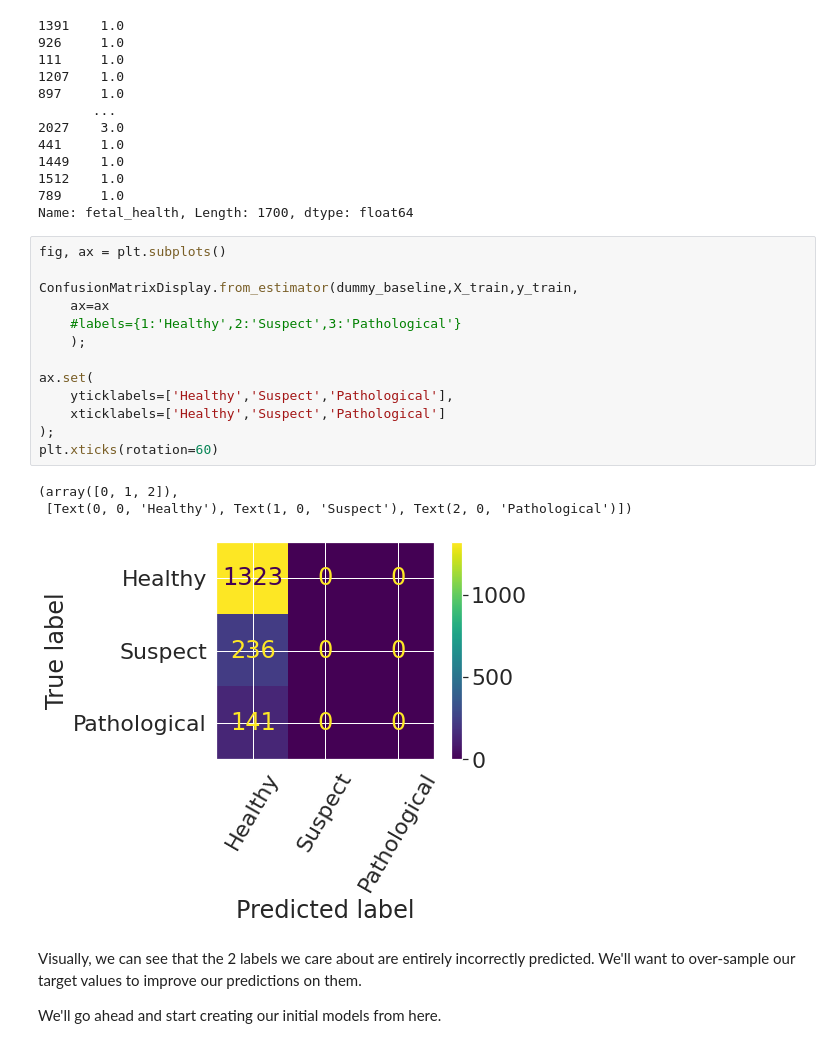
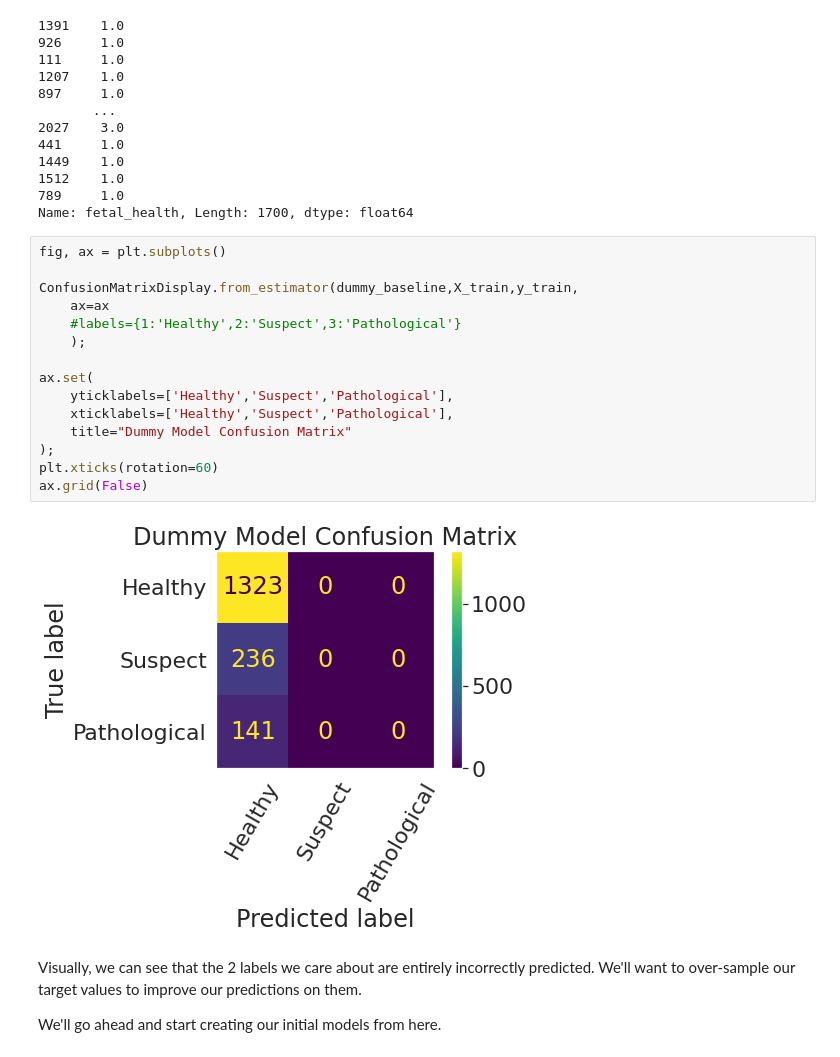
Before and after one commit to ParkedHampster/Fetal-Health-Classification-Prediction, a Jupyter notebook: scratch_books/scratch.ipynb, the cells around one changed output. Cells and saved outputs as stored; diff of their text form.

Commit message:
add multiple confusion matrices remove grids from other matrix overlays prep data for additional grid searches

```diff
--- a/scratch_books/scratch.ipynb
+++ b/scratch_books/scratch.ipynb
@@ -202,20 +202,20 @@ Name: fetal_health, Length: 1700, dtype: float64
 # %%
 fig, ax = plt.subplots()
 
 ConfusionMatrixDisplay.from_estimator(dummy_baseline,X_train,y_train,
     ax=ax
     #labels={1:'Healthy',2:'Suspect',3:'Pathological'}
     );
 
 ax.set(
     yticklabels=['Healthy','Suspect','Pathological'],
-    xticklabels=['Healthy','Suspect','Pathological']
+    xticklabels=['Healthy','Suspect','Pathological'],
+    title="Dummy Model Confusion Matrix"
 );
 plt.xticks(rotation=60)
+ax.grid(False)
 # %% [output]
-(array([0, 1, 2]),
- [Text(0, 0, 'Healthy'), Text(1, 0, 'Suspect'), Text(2, 0, 'Pathological')])
-[figure, old version]
+[figure, new version]
 # %% [markdown]
 Visually, we can see that the 2 labels we care about are
 entirely incorrectly predicted. We'll want to over-sample
```
Also changed, not shown: parts of 10 cells of this notebook, 1 other file.
